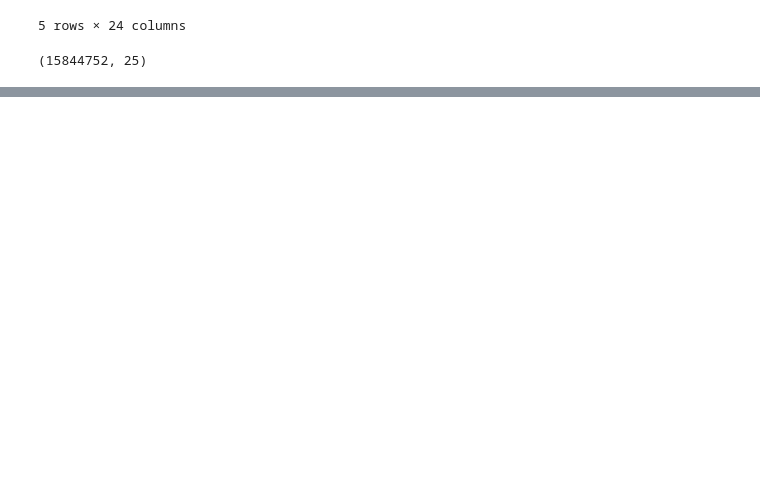
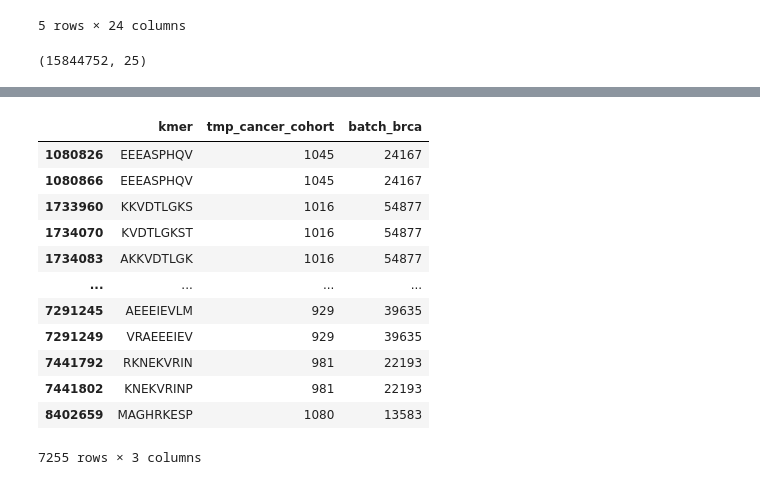
Before and after one commit to ratschlab/projects2020_ohsu, a Jupyter notebook: eth/debug/p20230216_d_filtering_table_thresholds.ipynb, the cells around one changed output, grey strips where cells are left out. Cells and saved outputs as stored; diff of their text form; code cells hidden in the pictures; blank space fills up the shorter version.

```diff
--- a/eth/debug/p20230216_d_filtering_table_thresholds.ipynb
+++ b/eth/debug/p20230216_d_filtering_table_thresholds.ipynb
@@ -245,11 +238,11 @@ for cancer_sample_ori in target_samples[0:1]: # TODO update
     df_expr = []
     report_count = []
     report_steps = []
-    for threshold_target in Threshold_target[0:1]:
-        for threshold_cancer_cohort in Threshold_cancer_cohort[0:1]:
-            for n_samples_cancer in N_samples_cancer[0:1]:
-                for threshold_normal_cohort in Threshold_normal_cohort[0:1]:
-                    for n_samples_normal in N_samples_normal[0:1]:
+    for threshold_target in Threshold_target:
+        for threshold_cancer_cohort in Threshold_cancer_cohort:
+            for n_samples_cancer in N_samples_cancer:
+                for threshold_normal_cohort in Threshold_normal_cohort:
+                    for n_samples_normal in N_samples_normal:
 
                         adjusted_threshold_col = 'tmp_cancer_cohort'
                         max_threshold_col = 'tmp_normal_Nmax_sup{}'.format(threshold_normal_cohort)
@@ -317,9 +310,9 @@ for cancer_sample_ori in target_samples[0:1]: # TODO update
                                                         f'Across{n_samples_cancer}_'
                                                         f'FiltNormals{save_tag}'
                                                         f'Cohortlim{threshold_normal_cohort}'
-                                                        f'Across{n_samples_normal}.tsv'))
+                                                        f'Across{n_samples_normal}.tsv.gz'))
                         print(f'Saving outputs to: {base_path_final} \n')
-                        df.loc[:, metadata_save].to_csv(base_path_final, index = None, sep = '\t')
+                        df.loc[:, metadata_save].to_csv(base_path_final, compression = 'gzip', index = None, sep = '\t')
 
 
     save_output_count(output_count, report_count, report_steps, '', cancer_sample_ori, mutation_mode,
@@ -335,0 +418,18 @@ df.shape
+# %%
+final = df
+# %%
+final.loc[final['cancerCohortfilter >0.0']> 403 , ['kmer', 'tmp_cancer_cohort',f'batch_{run_type}'] ]
+# %% [output]
+|  | kmer | tmp_cancer_cohort | batch_brca |
+| 1080826 | EEEASPHQV | 1045 | 24167 |
+| 1080866 | EEEASPHQV | 1045 | 24167 |
+| 1733960 | KKVDTLGKS | 1016 | 54877 |
+| 1734070 | KVDTLGKST | 1016 | 54877 |
+| 1734083 | AKKVDTLGK | 1016 | 54877 |
+| ... | ... | ... | ... |
+| 7291245 | AEEEIEVLM | 929 | 39635 |
+| 7291249 | VRAEEEIEV | 929 | 39635 |
+| 7441792 | RKNEKVRIN | 981 | 22193 |
+| 7441802 | KNEKVRINP | 981 | 22193 |
+| 8402659 | MAGHRKESP | 1080 | 13583 |
+7255 rows × 3 columns
```
Also changed, not shown: parts of 26 cells of this notebook, 8 other files.
